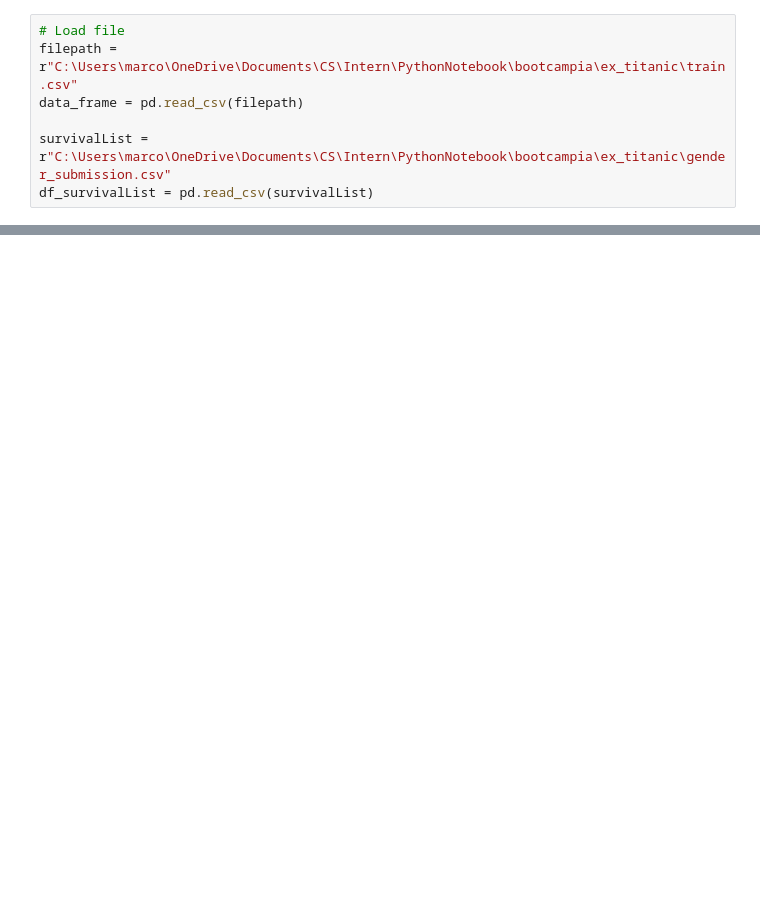
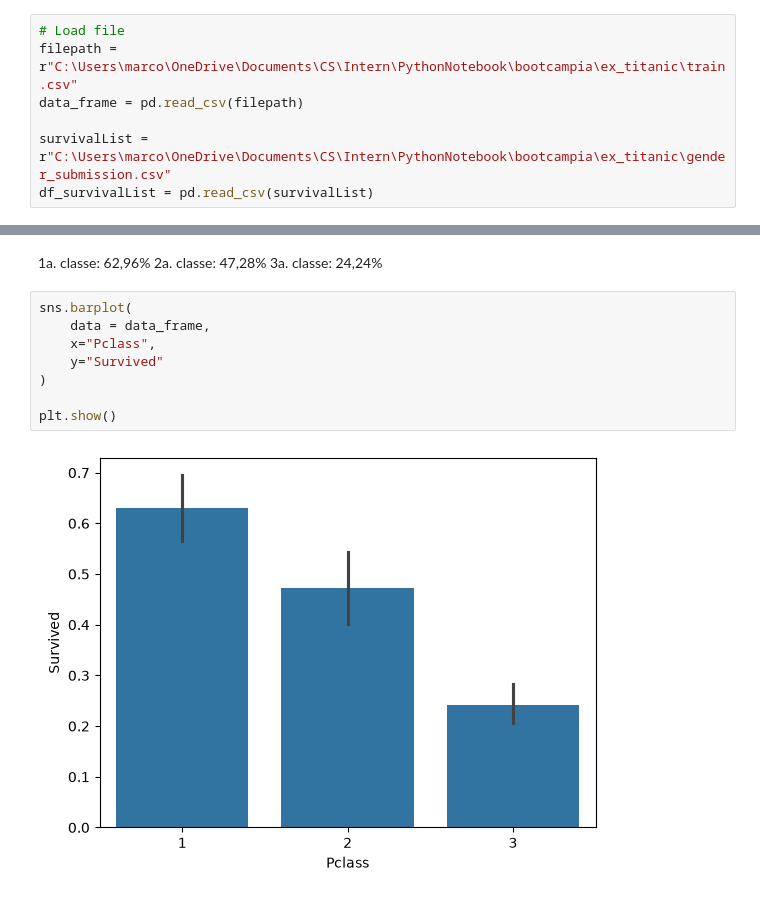
Before and after one commit to marcos-yudi/BootcampTCS, a Jupyter notebook: ex_titanic/test_titanic.ipynb, the cells around one changed output, grey strips where cells are left out. Drawn from its saved outputs; the diff is of its cells as text; blank space fills up the shorter version.

```diff
--- a/ex_titanic/test_titanic.ipynb
+++ b/ex_titanic/test_titanic.ipynb
@@ -90,0 +140,14 @@ dtype: int64
+# %% [markdown]
+1a. classe: 62,96%
+2a. classe: 47,28%
+3a. classe: 24,24%
+# %%
+sns.barplot(
+    data = data_frame,
+    x="Pclass",
+    y="Survived"
+)
+
+plt.show()
+# %% [output]
+[figure, added]
```
Also changed, not shown: parts of 32 cells of this notebook.
